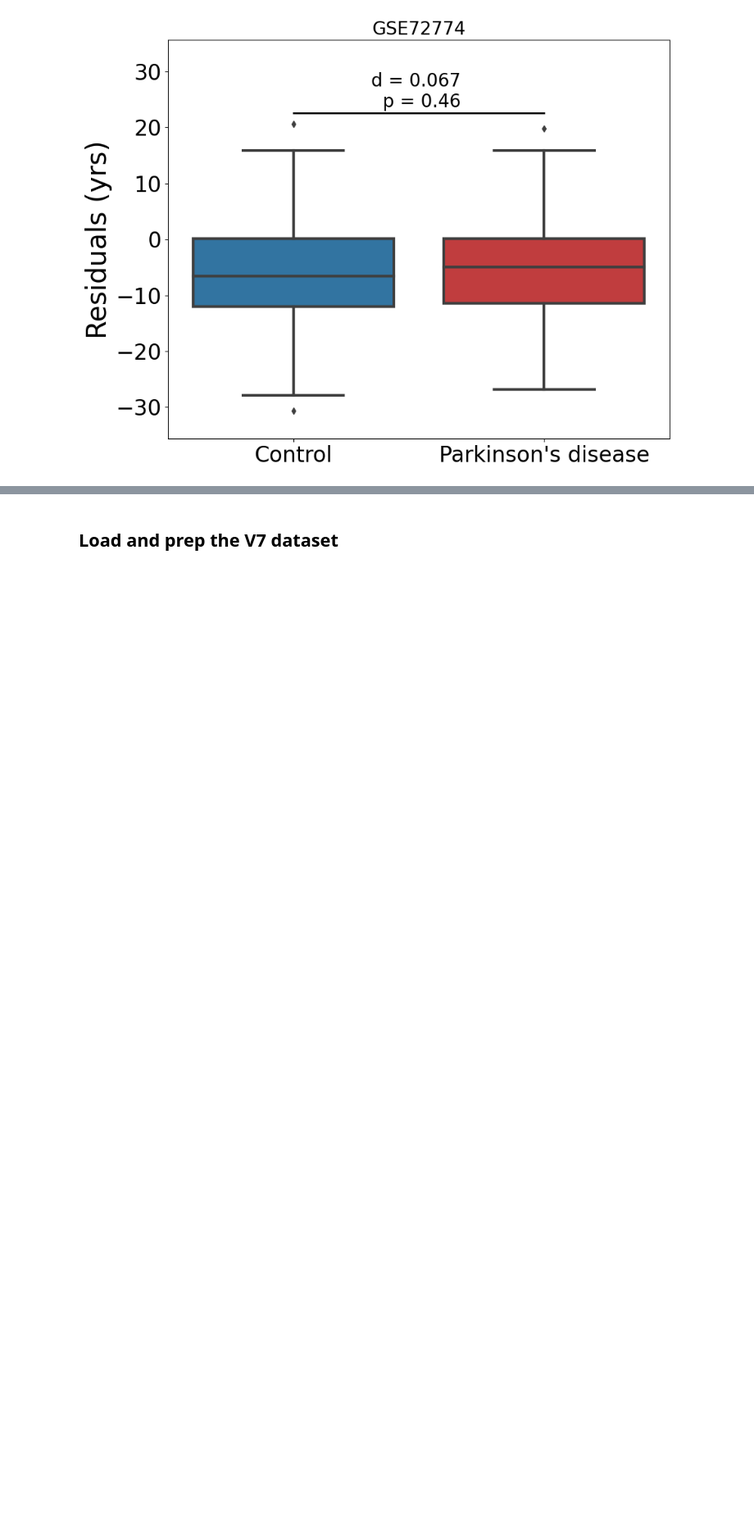
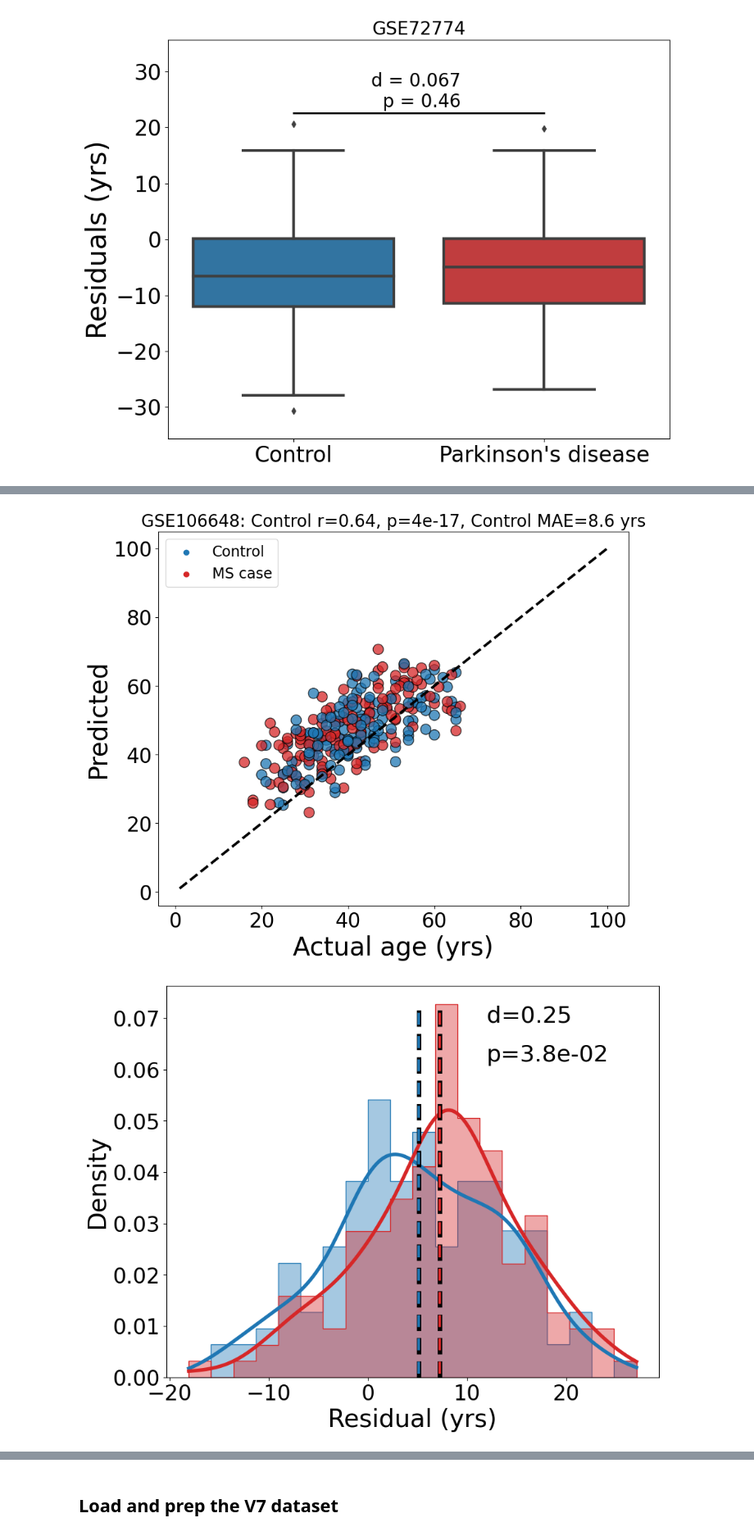
Before and after one commit to SkinnerCM/conboy-laboratory, a Jupyter notebook: dnam-clocks/mFSS-clock/notebooks/Generate figures/Generate Figure 4, supplementary figures 4-6 and supplementary tables 3-7.ipynb, the cells around one changed output, grey strips where cells are left out. Shown at 82% size. Cells and saved outputs as stored; diff of their text form; code cells hidden in the pictures; blank space fills up the shorter version.

Commit message:
add supp fig. 5 plot d

```diff
--- a/dnam-clocks/mFSS-clock/notebooks/Generate figures/Generate Figure 4, supplementary figures 4-6 and supplementary tables 3-7.ipynb
+++ b/dnam-clocks/mFSS-clock/notebooks/Generate figures/Generate Figure 4, supplementary figures 4-6 and supplementary tables 3-7.ipynb
@@ -260,0 +265,6 @@ fig4_plots(dep, dep_meta,art_shift_mfss_model,
+# %%
+fig4_plots(ms, ms_meta,art_shift_mfss_model,
+           art_shift_mfss_selection,d_shift,"MS case", flag=False)
+# %% [output]
+[figure, added]
+[figure, added]
```
Also changed, not shown: parts of 2 cells of this notebook.
